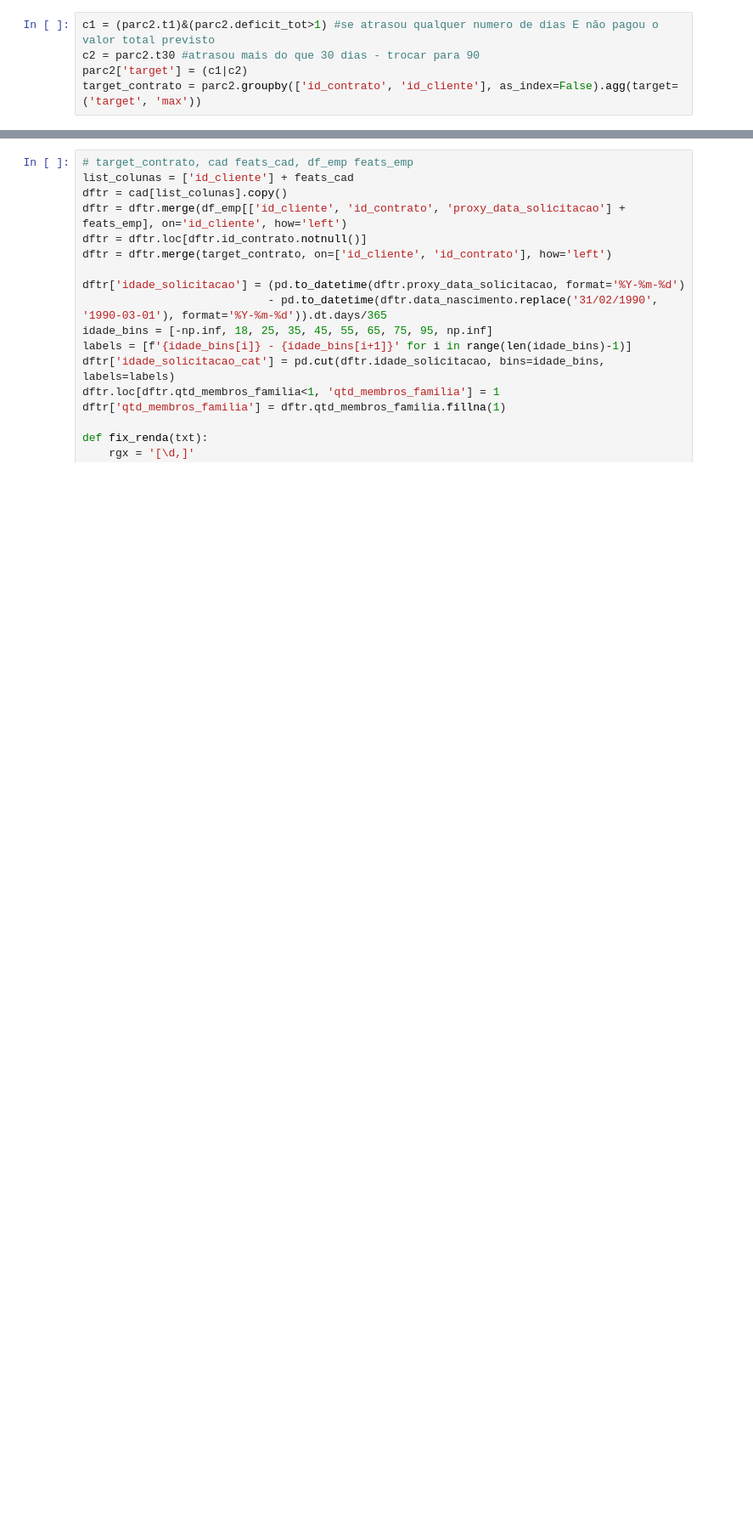
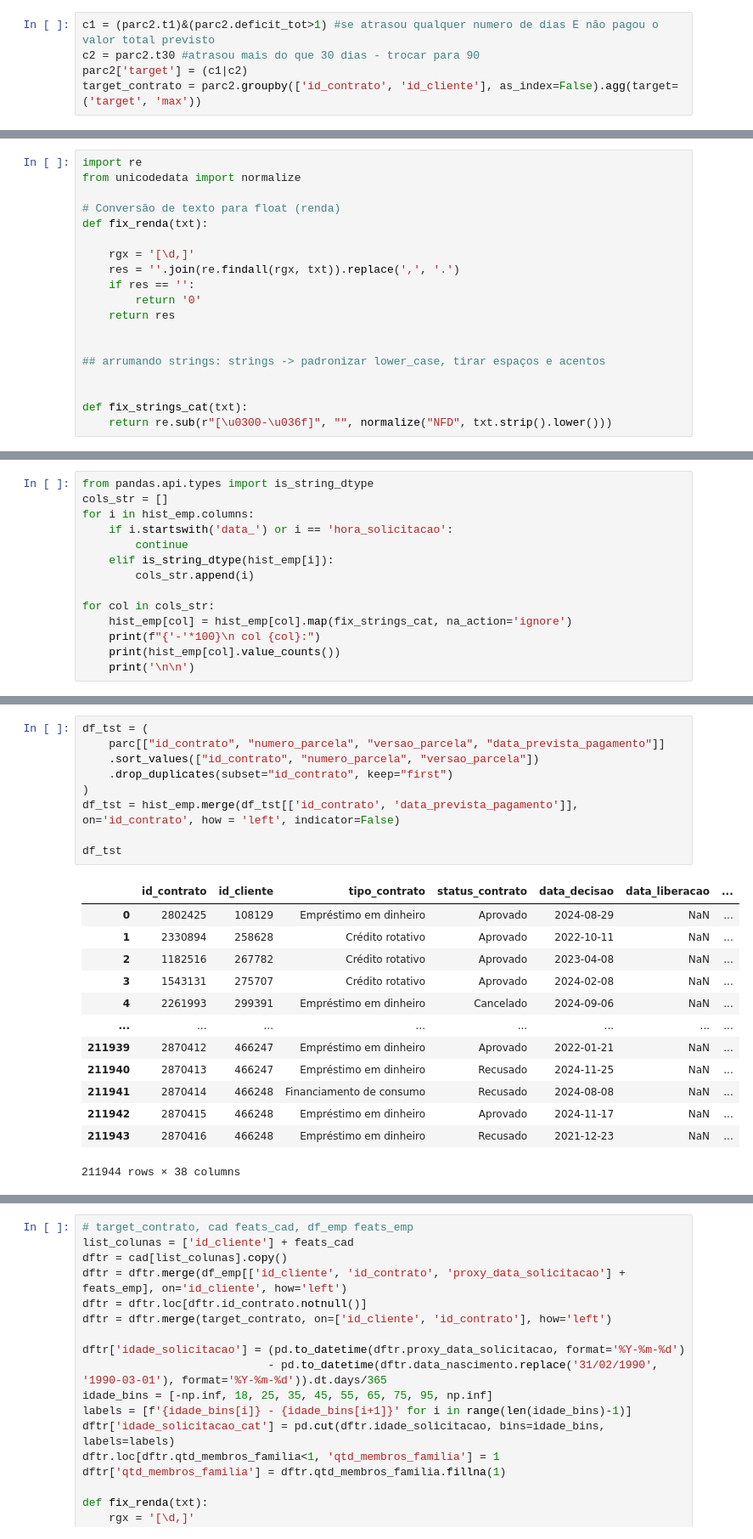
Before and after one commit to jopelmds/Case-credito-inadimplencia-wecogno, a Jupyter notebook: notebooks/1_dataprep.ipynb, the cells around one changed output, grey strips where cells are left out. Shown at 85% size. Drawn from its saved outputs; the diff is of its cells as text; blank space fills up the shorter version.

Commit message:
prep cad, emp e parc, falta sub

```diff
--- a/notebooks/1_dataprep.ipynb
+++ b/notebooks/1_dataprep.ipynb
@@ -327,0 +317,19 @@ feats_cad = [i for i in cad.drop(columns=['sexo', 'id_cliente'])] # transformas
+# %%
+import re
+from unicodedata import normalize
+
+# Conversão de texto para float (renda)
+def fix_renda(txt):
+
+    rgx = '[\d,]'
+    res = ''.join(re.findall(rgx, txt)).replace(',', '.')
+    if res == '':
+        return '0'
+    return res
+
+
+## arrumando strings: strings -> padronizar lower_case, tirar espaços e acentos
+
+
+def fix_strings_cat(txt):
+    return re.sub(r"[\u0300-\u036f]", "", normalize("NFD", txt.strip().lower()))
@@ -327,0 +403,14 @@ feats_cad = [i for i in cad.drop(columns=['sexo', 'id_cliente'])] # transformas
+# %%
+from pandas.api.types import is_string_dtype
+cols_str = []
+for i in hist_emp.columns:
+    if i.startswith('data_') or i == 'hora_solicitacao':
+        continue
+    elif is_string_dtype(hist_emp[i]):
+        cols_str.append(i)
+
+for col in cols_str:
+    hist_emp[col] = hist_emp[col].map(fix_strings_cat, na_action='ignore')
+    print(f"{'-'*100}\n col {col}:")
+    print(hist_emp[col].value_counts())
+    print('\n\n')
@@ -327,0 +435,23 @@ feats_cad = [i for i in cad.drop(columns=['sexo', 'id_cliente'])] # transformas
+# %%
+df_tst = (
+    parc[["id_contrato", "numero_parcela", "versao_parcela", "data_prevista_pagamento"]]
+    .sort_values(["id_contrato", "numero_parcela", "versao_parcela"])
+    .drop_duplicates(subset="id_contrato", keep="first")
+)
+df_tst = hist_emp.merge(df_tst[['id_contrato', 'data_prevista_pagamento']], on='id_contrato', how = 'left', indicator=False)
+
+df_tst
+# %% [output]
+|  | id_contrato | id_cliente | tipo_contrato | status_contrato | data_decisao | data_liberacao | ... |
+| 0 | 2802425 | 108129 | Empréstimo em dinheiro | Aprovado | 2024-08-29 | NaN | ... |
+| 1 | 2330894 | 258628 | Crédito rotativo | Aprovado | 2022-10-11 | NaN | ... |
+| 2 | 1182516 | 267782 | Crédito rotativo | Aprovado | 2023-04-08 | NaN | ... |
+| 3 | 1543131 | 275707 | Crédito rotativo | Aprovado | 2024-02-08 | NaN | ... |
+| 4 | 2261993 | 299391 | Empréstimo em dinheiro | Cancelado | 2024-09-06 | NaN | ... |
+| ... | ... | ... | ... | ... | ... | ... | ... |
+| 211939 | 2870412 | 466247 | Empréstimo em dinheiro | Aprovado | 2022-01-21 | NaN | ... |
+| 211940 | 2870413 | 466247 | Empréstimo em dinheiro | Recusado | 2024-11-25 | NaN | ... |
+| 211941 | 2870414 | 466248 | Financiamento de consumo | Recusado | 2024-08-08 | NaN | ... |
+| 211942 | 2870415 | 466248 | Empréstimo em dinheiro | Aprovado | 2024-11-17 | NaN | ... |
+| 211943 | 2870416 | 466248 | Empréstimo em dinheiro | Recusado | 2021-12-23 | NaN | ... |
+211944 rows × 38 columns
```
Also changed, not shown: parts of 22 cells of this notebook.
